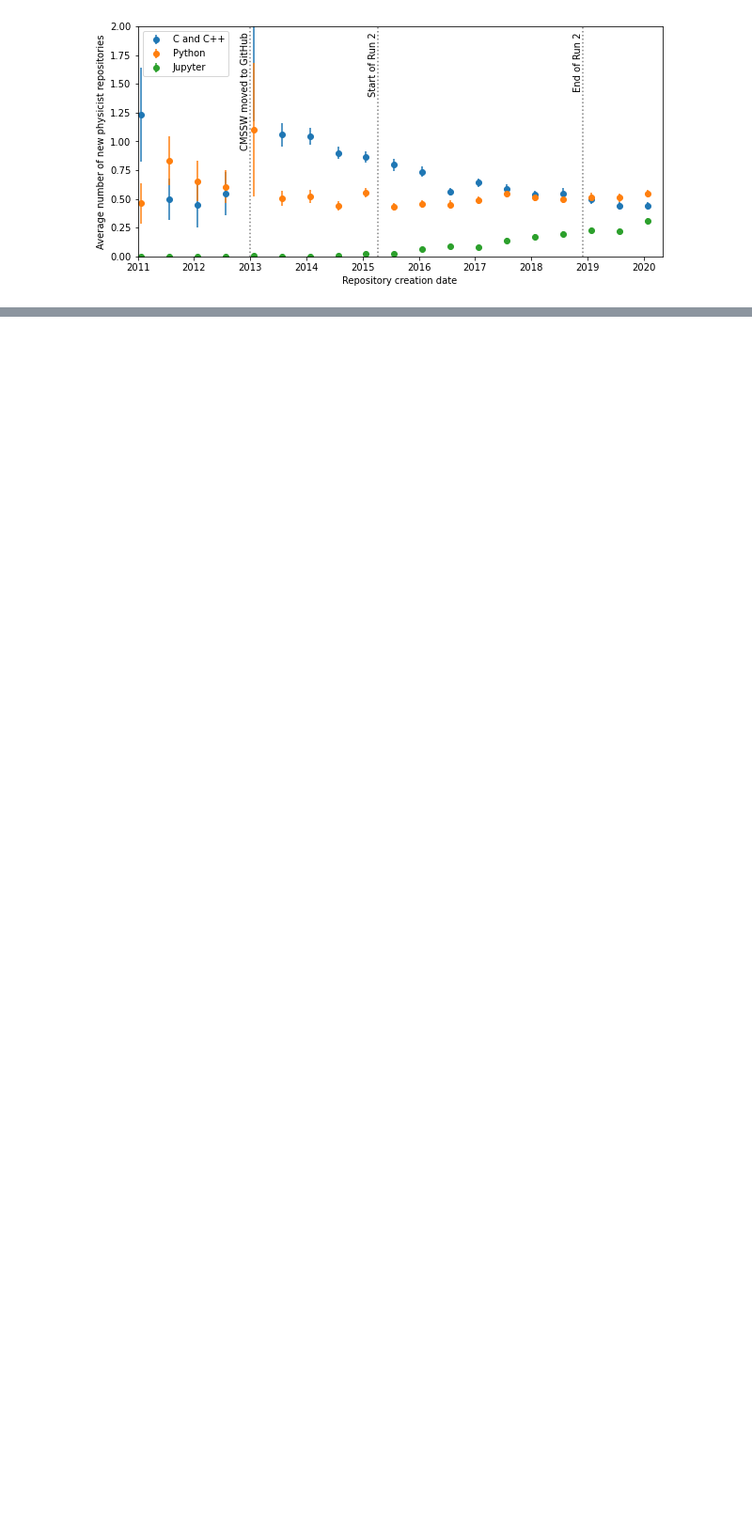
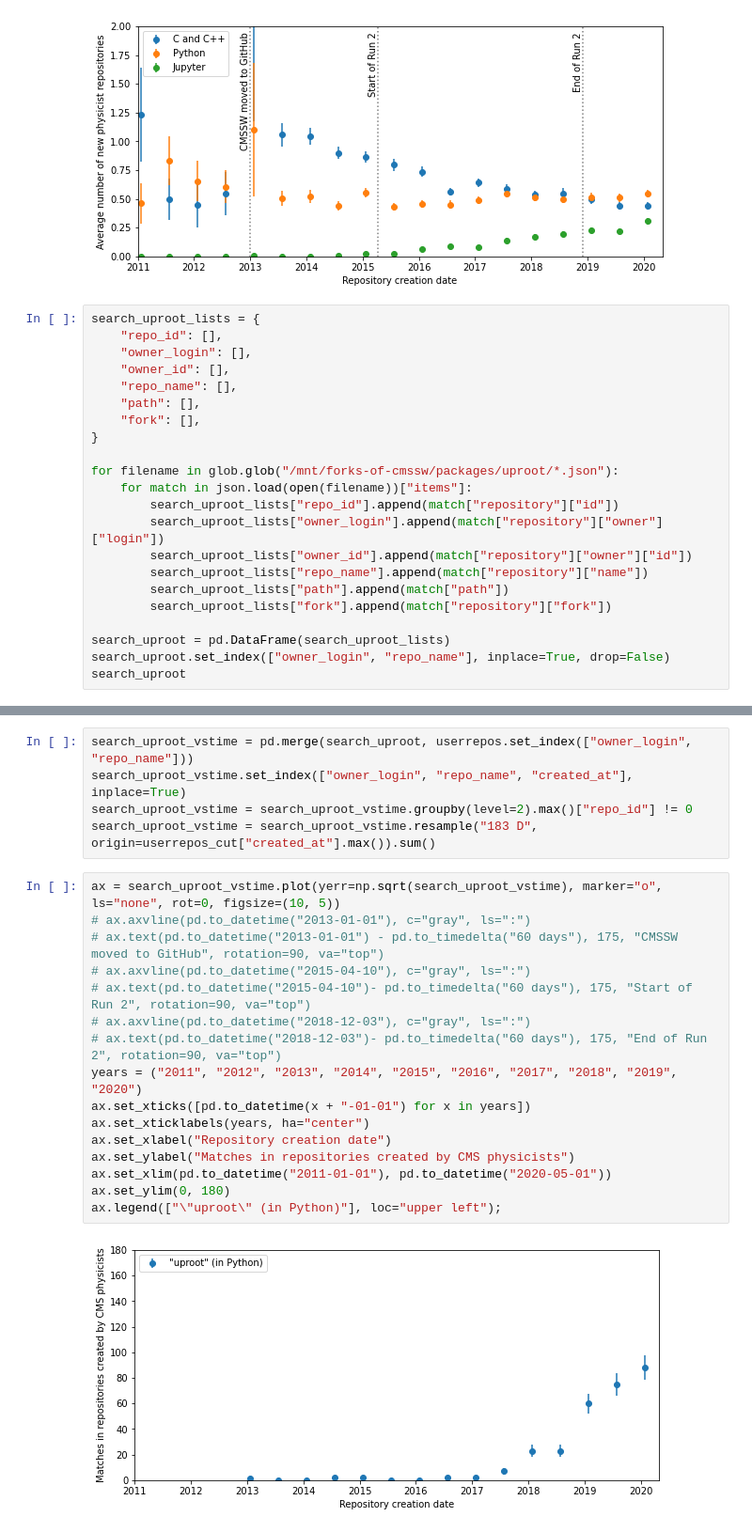
Before and after one commit to jpivarski-talks/2020-08-13-pyhep-debriefing, a Jupyter notebook: analyze-cmssw.ipynb, the cells around one changed output, grey strips where cells are left out. Shown at 94% size. Cells and saved outputs as stored; diff of their text form; blank space fills up the shorter version.

Commit message:
First search results

```diff
--- a/analyze-cmssw.ipynb
+++ b/analyze-cmssw.ipynb
@@ -412,3 +412,25 @@ ax.set_ylim(0, 2)
 ax.legend(loc="upper left");
 # %% [output]
 [figure]
+# %%
+search_uproot_lists = {
+    "repo_id": [],
+    "owner_login": [],
+    "owner_id": [],
+    "repo_name": [],
+    "path": [],
+    "fork": [],
+}
+
+for filename in glob.glob("/mnt/forks-of-cmssw/packages/uproot/*.json"):
+    for match in json.load(open(filename))["items"]:
+        search_uproot_lists["repo_id"].append(match["repository"]["id"])
+        search_uproot_lists["owner_login"].append(match["repository"]["owner"]["login"])
+        search_uproot_lists["owner_id"].append(match["repository"]["owner"]["id"])
+        search_uproot_lists["repo_name"].append(match["repository"]["name"])
+        search_uproot_lists["path"].append(match["path"])
+        search_uproot_lists["fork"].append(match["repository"]["fork"])
+
+search_uproot = pd.DataFrame(search_uproot_lists)
+search_uproot.set_index(["owner_login", "repo_name"], inplace=True, drop=False)
+search_uproot
@@ -414,0 +452,23 @@ ax.legend(loc="upper left");
+# %%
+search_uproot_vstime = pd.merge(search_uproot, userrepos.set_index(["owner_login", "repo_name"]))
+search_uproot_vstime.set_index(["owner_login", "repo_name", "created_at"], inplace=True)
+search_uproot_vstime = search_uproot_vstime.groupby(level=2).max()["repo_id"] != 0
+search_uproot_vstime = search_uproot_vstime.resample("183 D", origin=userrepos_cut["created_at"].max()).sum()
+# %%
+ax = search_uproot_vstime.plot(yerr=np.sqrt(search_uproot_vstime), marker="o", ls="none", rot=0, figsize=(10, 5))
+# ax.axvline(pd.to_datetime("2013-01-01"), c="gray", ls=":")
+# ax.text(pd.to_datetime("2013-01-01") - pd.to_timedelta("60 days"), 175, "CMSSW moved to GitHub", rotation=90, va="top")
+# ax.axvline(pd.to_datetime("2015-04-10"), c="gray", ls=":")
+# ax.text(pd.to_datetime("2015-04-10")- pd.to_timedelta("60 days"), 175, "Start of Run 2", rotation=90, va="top")
+# ax.axvline(pd.to_datetime("2018-12-03"), c="gray", ls=":")
+# ax.text(pd.to_datetime("2018-12-03")- pd.to_timedelta("60 days"), 175, "End of Run 2", rotation=90, va="top")
+years = ("2011", "2012", "2013", "2014", "2015", "2016", "2017", "2018", "2019", "2020")
+ax.set_xticks([pd.to_datetime(x + "-01-01") for x in years])
+ax.set_xticklabels(years, ha="center")
+ax.set_xlabel("Repository creation date")
+ax.set_ylabel("Matches in repositories created by CMS physicists")
+ax.set_xlim(pd.to_datetime("2011-01-01"), pd.to_datetime("2020-05-01"))
+ax.set_ylim(0, 180)
+ax.legend(["\"uproot\" (in Python)"], loc="upper left");
+# %% [output]
+[figure, added]
```
Also changed, not shown: parts of 1 cell of this notebook.
